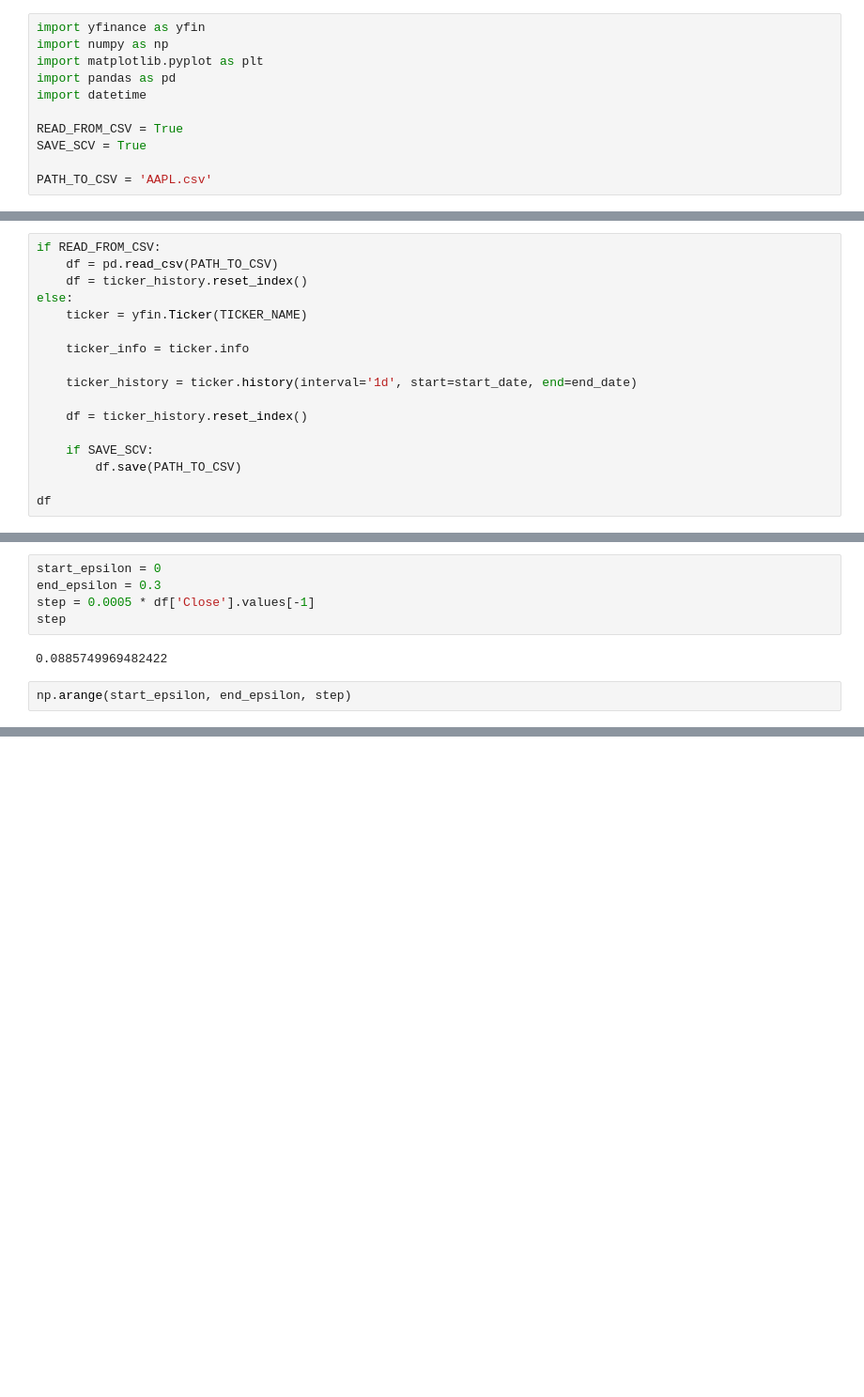
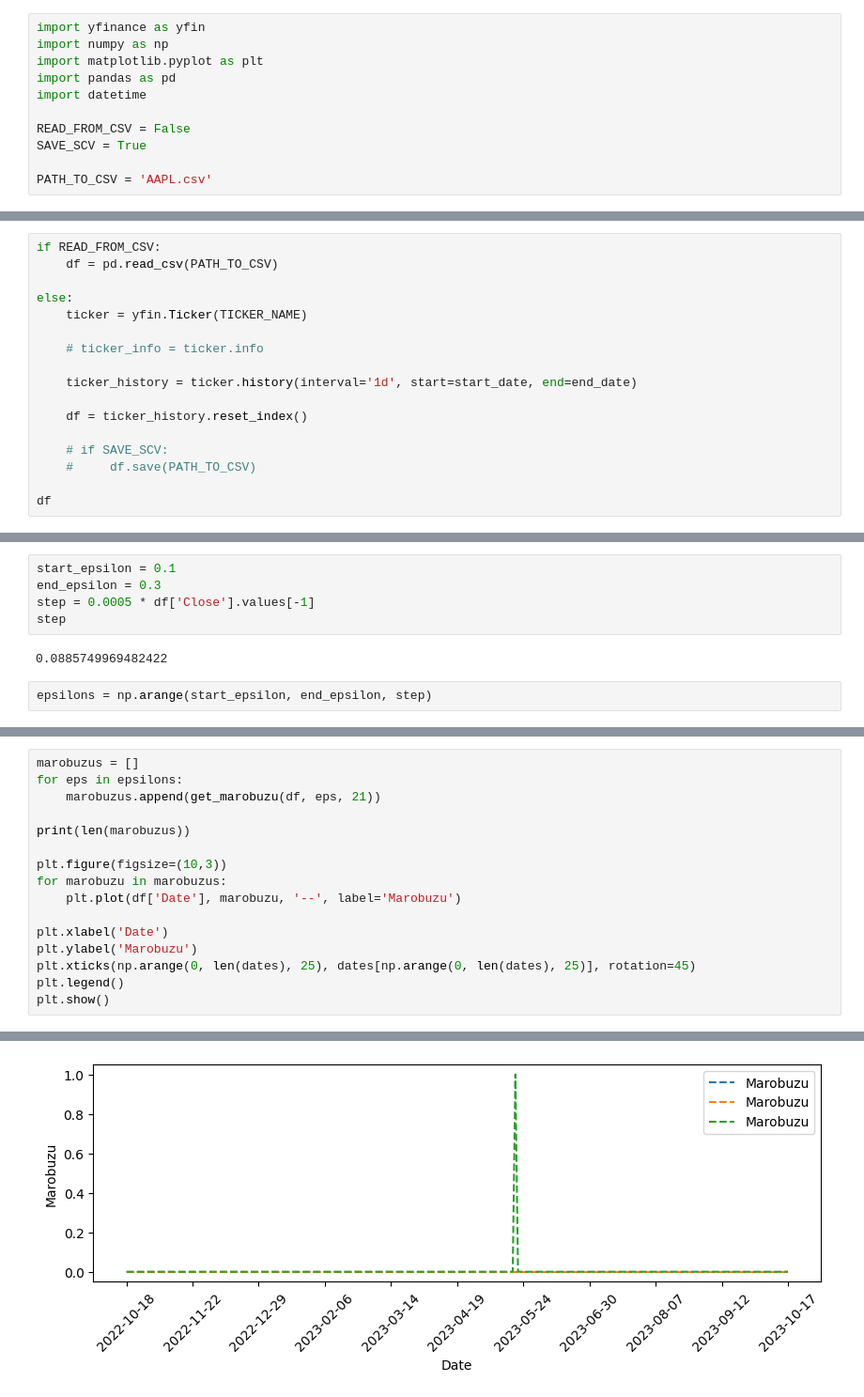
Before and after one commit to Kasymkhankhubiyev/Sirius-Uni, a Jupyter notebook: Intoduction Into Profession/tasks/Task4.ipynb, the cells around one changed output, grey strips where cells are left out. Shown at 94% size. Saved outputs shown, nothing was run; the diff lists cells and outputs as text; blank space fills up the shorter version.

```diff
--- a/Intoduction Into Profession/tasks/Task4.ipynb
+++ b/Intoduction Into Profession/tasks/Task4.ipynb
@@ -5,7 +5,7 @@ import matplotlib.pyplot as plt
 import pandas as pd
 import datetime
 
-READ_FROM_CSV = True
+READ_FROM_CSV = False
 SAVE_SCV = True
 
 PATH_TO_CSV = 'AAPL.csv'
@@ -17,18 +17,18 @@ end_date = '2023-10-18'
 # %%
 if READ_FROM_CSV:
     df = pd.read_csv(PATH_TO_CSV)
-    df = ticker_history.reset_index()
+
 else:
     ticker = yfin.Ticker(TICKER_NAME)
 
-    ticker_info = ticker.info
+    # ticker_info = ticker.info
 
     ticker_history = ticker.history(interval='1d', start=start_date, end=end_date)
 
     df = ticker_history.reset_index()
 
-    if SAVE_SCV:
-        df.save(PATH_TO_CSV)
+    # if SAVE_SCV:
+    #     df.save(PATH_TO_CSV)
 
 df
 # %% [output]
@@ -141,11 +141,11 @@ pd.DataFrame({'Marobuzu': marobuzu_points, 'Date': marobuzu_dates})
 | 119 | 1.0 | 2023-04-11 |
 | 147 | 1.0 | 2023-05-19 |
 # %%
-start_epsilon = 0
+start_epsilon = 0.1
 end_epsilon = 0.3
 step = 0.0005 * df['Close'].values[-1]
 step
 # %% [output]
 0.0885749969482422
 # %%
-np.arange(start_epsilon, end_epsilon, step)
+epsilons = np.arange(start_epsilon, end_epsilon, step)
@@ -157,0 +156,17 @@ array([0. , 0.1, 0.2, 0.3])
+# %%
+marobuzus = []
+for eps in epsilons:
+    marobuzus.append(get_marobuzu(df, eps, 21))
+
+print(len(marobuzus))
+
+plt.figure(figsize=(10,3))
+for marobuzu in marobuzus:
+    plt.plot(df['Date'], marobuzu, '--', label='Marobuzu')
+
+plt.xlabel('Date')
+plt.ylabel('Marobuzu')
+plt.xticks(np.arange(0, len(dates), 25), dates[np.arange(0, len(dates), 25)], rotation=45)
+plt.legend()
+plt.show()
+# %% [output]
@@ -157,0 +174 @@ array([0. , 0.1, 0.2, 0.3])
+[figure, added]
```
Also changed, not shown: parts of 3 cells of this notebook.
